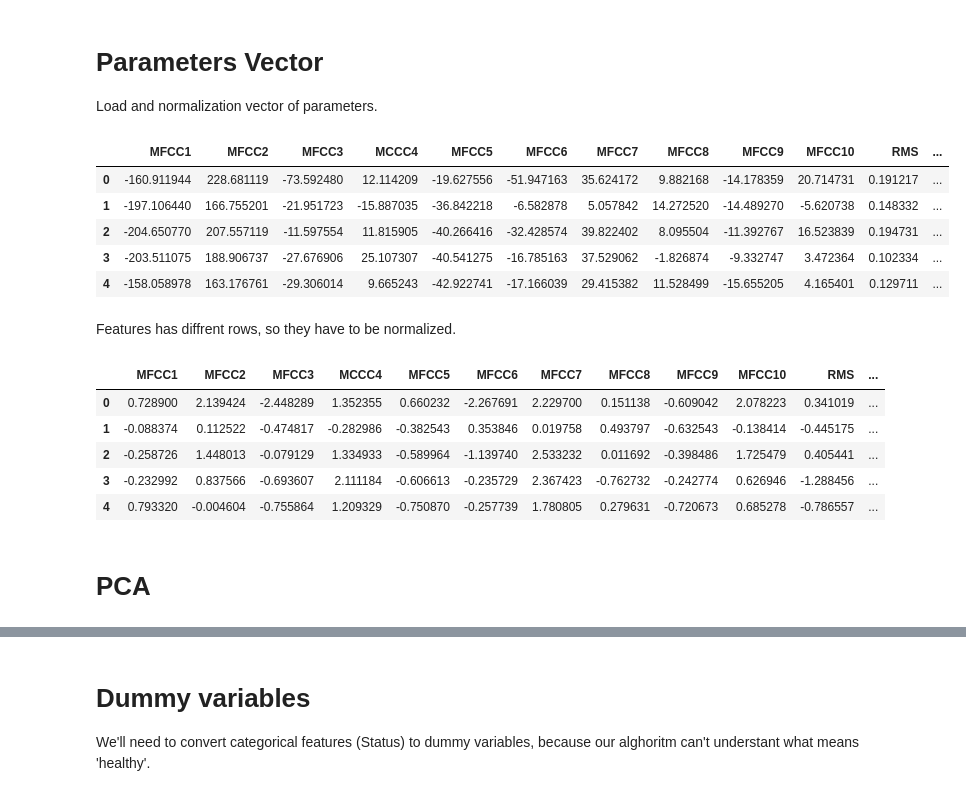
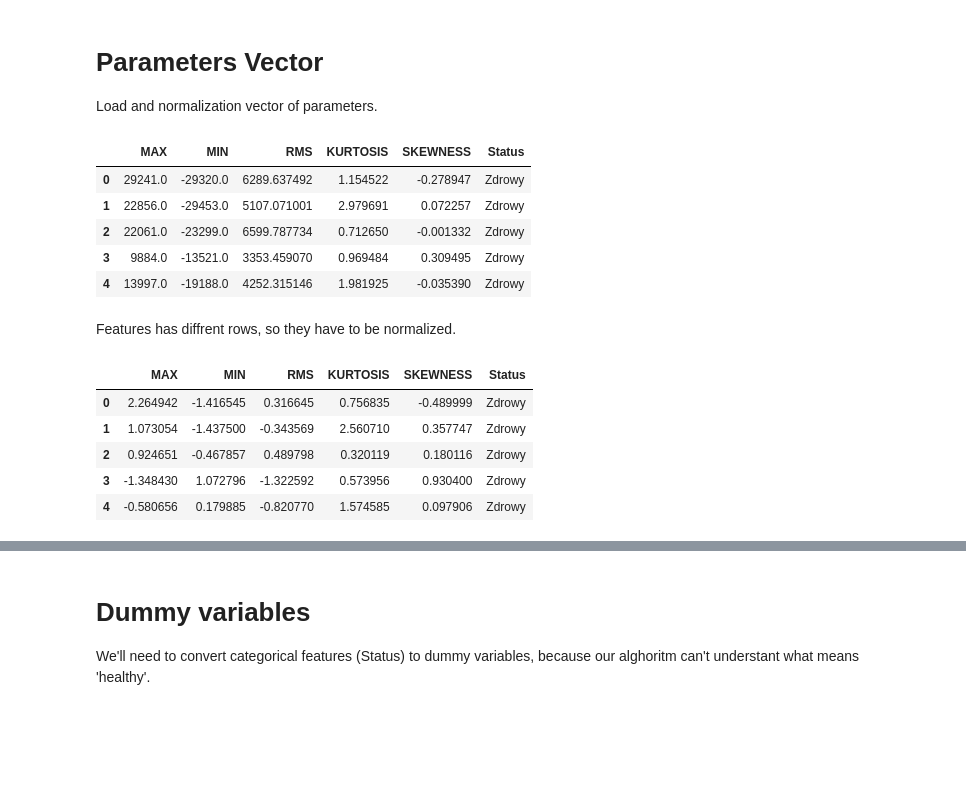
Before and after one commit to tynski/VoicePathology, a Jupyter notebook: PythonCode/calssify_2.ipynb, the cells around one changed output, grey strips where cells are left out. Saved outputs shown, nothing was run; the diff lists cells and outputs as text; code cells hidden in the pictures; blank space fills up the shorter version.

```diff
--- a/PythonCode/calssify_2.ipynb
+++ b/PythonCode/calssify_2.ipynb
@@ -16,15 +16,15 @@ plt.rcParams['image.cmap'] = 'gray'
 Load and normalization vector of parameters.
 # %%
 # Loading csv file with parameters
-allpatients = pd.read_csv('Dataset/male_a_2.csv')
+allpatients = pd.read_csv('Dataset/male_a_1.csv')
 allpatients.head()
 # %% [output]
-|  | MFCC1 | MFCC2 | MFCC3 | MCCC4 | MFCC5 | MFCC6 | MFCC7 | MFCC8 | MFCC9 | MFCC10 | RMS | ... |
-| 0 | -160.911944 | 228.681119 | -73.592480 | 12.114209 | -19.627556 | -51.947163 | 35.624172 | 9.882168 | -14.178359 | 20.714731 | 0.191217 | ... |
-| 1 | -197.106440 | 166.755201 | -21.951723 | -15.887035 | -36.842218 | -6.582878 | 5.057842 | 14.272520 | -14.489270 | -5.620738 | 0.148332 | ... |
-| 2 | -204.650770 | 207.557119 | -11.597554 | 11.815905 | -40.266416 | -32.428574 | 39.822402 | 8.095504 | -11.392767 | 16.523839 | 0.194731 | ... |
-| 3 | -203.511075 | 188.906737 | -27.676906 | 25.107307 | -40.541275 | -16.785163 | 37.529062 | -1.826874 | -9.332747 | 3.472364 | 0.102334 | ... |
-| 4 | -158.058978 | 163.176761 | -29.306014 | 9.665243 | -42.922741 | -17.166039 | 29.415382 | 11.528499 | -15.655205 | 4.165401 | 0.129711 | ... |
+|  | MAX | MIN | RMS | KURTOSIS | SKEWNESS | Status |
+| 0 | 29241.0 | -29320.0 | 6289.637492 | 1.154522 | -0.278947 | Zdrowy |
+| 1 | 22856.0 | -29453.0 | 5107.071001 | 2.979691 | 0.072257 | Zdrowy |
+| 2 | 22061.0 | -23299.0 | 6599.787734 | 0.712650 | -0.001332 | Zdrowy |
+| 3 | 9884.0 | -13521.0 | 3353.459070 | 0.969484 | 0.309495 | Zdrowy |
+| 4 | 13997.0 | -19188.0 | 4252.315146 | 1.981925 | -0.035390 | Zdrowy |
 # %% [markdown]
 Features has diffrent rows, so they have to be normalized.
 # %%
@@ -33,11 +33,9 @@ for i in features:
     allpatients[i] = (allpatients[i] - np.mean(allpatients[i]))/np.std(allpatients[i])
 allpatients.head()
 # %% [output]
-|  | MFCC1 | MFCC2 | MFCC3 | MCCC4 | MFCC5 | MFCC6 | MFCC7 | MFCC8 | MFCC9 | MFCC10 | RMS | ... |
-| 0 | 0.728900 | 2.139424 | -2.448289 | 1.352355 | 0.660232 | -2.267691 | 2.229700 | 0.151138 | -0.609042 | 2.078223 | 0.341019 | ... |
-| 1 | -0.088374 | 0.112522 | -0.474817 | -0.282986 | -0.382543 | 0.353846 | 0.019758 | 0.493797 | -0.632543 | -0.138414 | -0.445175 | ... |
-| 2 | -0.258726 | 1.448013 | -0.079129 | 1.334933 | -0.589964 | -1.139740 | 2.533232 | 0.011692 | -0.398486 | 1.725479 | 0.405441 | ... |
-| 3 | -0.232992 | 0.837566 | -0.693607 | 2.111184 | -0.606613 | -0.235729 | 2.367423 | -0.762732 | -0.242774 | 0.626946 | -1.288456 | ... |
-| 4 | 0.793320 | -0.004604 | -0.755864 | 1.209329 | -0.750870 | -0.257739 | 1.780805 | 0.279631 | -0.720673 | 0.685278 | -0.786557 | ... |
+|  | MAX | MIN | RMS | KURTOSIS | SKEWNESS | Status |
+| 0 | 2.264942 | -1.416545 | 0.316645 | 0.756835 | -0.489999 | Zdrowy |
+| 1 | 1.073054 | -1.437500 | -0.343569 | 2.560710 | 0.357747 | Zdrowy |
+| 2 | 0.924651 | -0.467857 | 0.489798 | 0.320119 | 0.180116 | Zdrowy |
+| 3 | -1.348430 | 1.072796 | -1.322592 | 0.573956 | 0.930400 | Zdrowy |
+| 4 | -0.580656 | 0.179885 | -0.820770 | 1.574585 | 0.097906 | Zdrowy |
-# %% [markdown]
-# PCA
```
Also changed, not shown: parts of 16 cells of this notebook, 18 other files.
